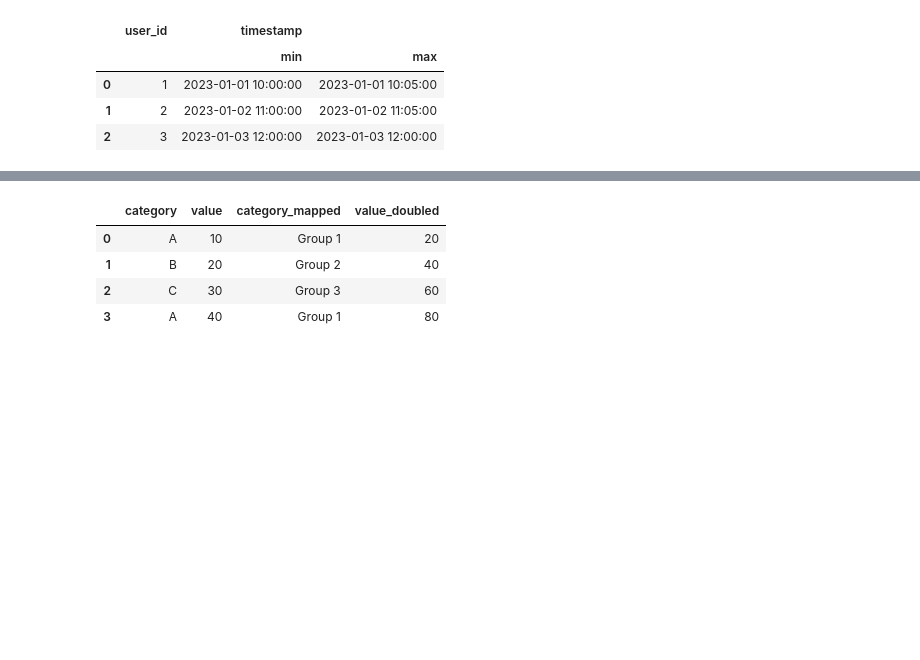
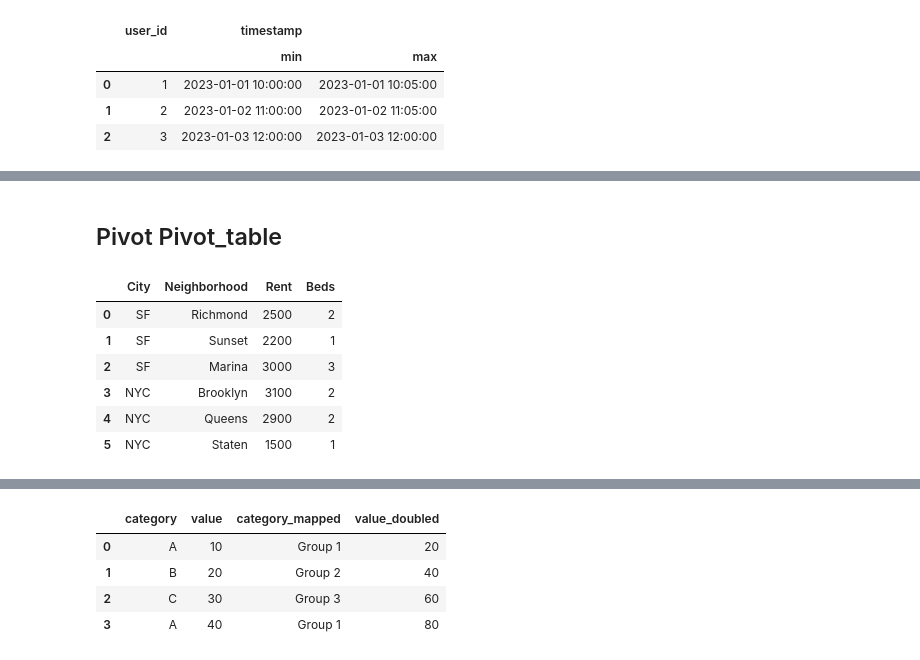
Before and after one commit to lohraspco/data-science, a Jupyter notebook: interview/pythonprep.ipynb, the cells around one changed output, grey strips where cells are left out. Drawn from its saved outputs; the diff is of its cells as text; code cells hidden in the pictures; blank space fills up the shorter version.

```diff
--- a/interview/pythonprep.ipynb
+++ b/interview/pythonprep.ipynb
@@ -602,0 +729,16 @@ df
+# %% [markdown]
+## Pivot Pivot_table
+# %%
+df = pd.DataFrame( {'City': ['SF', 'SF', 'SF', 'NYC', 'NYC', 'NYC'],
+        'Neighborhood': ['Richmond', 'Sunset', 'Marina', 'Brooklyn', 'Queens', 'Staten'],
+        'Rent': [2500, 2200, 3000, 3100, 2900, 1500],
+        'Beds': [2, 1, 3, 2, 2, 1]})
+df
+# %% [output]
+|  | City | Neighborhood | Rent | Beds |
+| 0 | SF | Richmond | 2500 | 2 |
+| 1 | SF | Sunset | 2200 | 1 |
+| 2 | SF | Marina | 3000 | 3 |
+| 3 | NYC | Brooklyn | 3100 | 2 |
+| 4 | NYC | Queens | 2900 | 2 |
+| 5 | NYC | Staten | 1500 | 1 |
```
Also changed, not shown: parts of 36 cells of this notebook.
